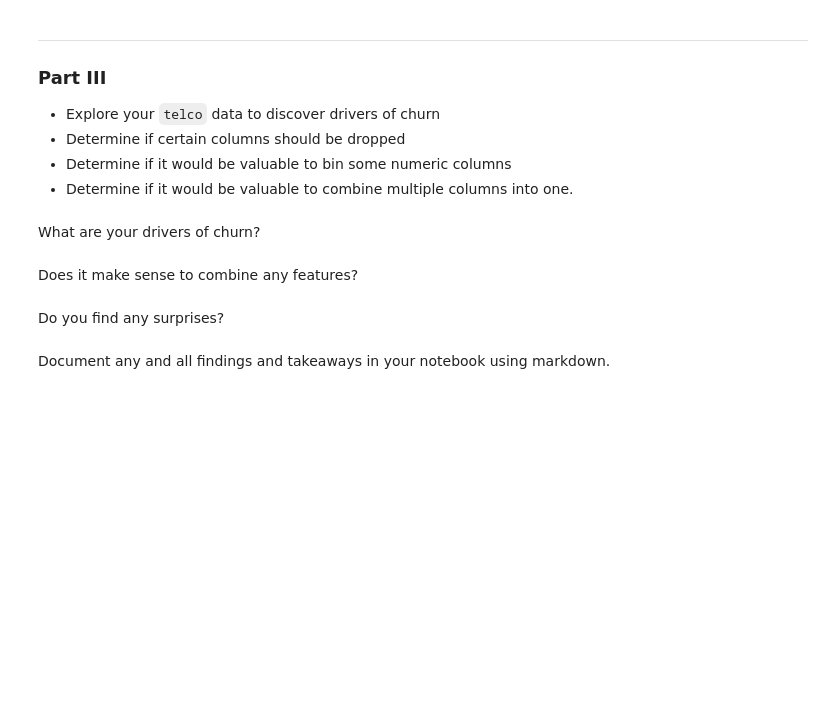
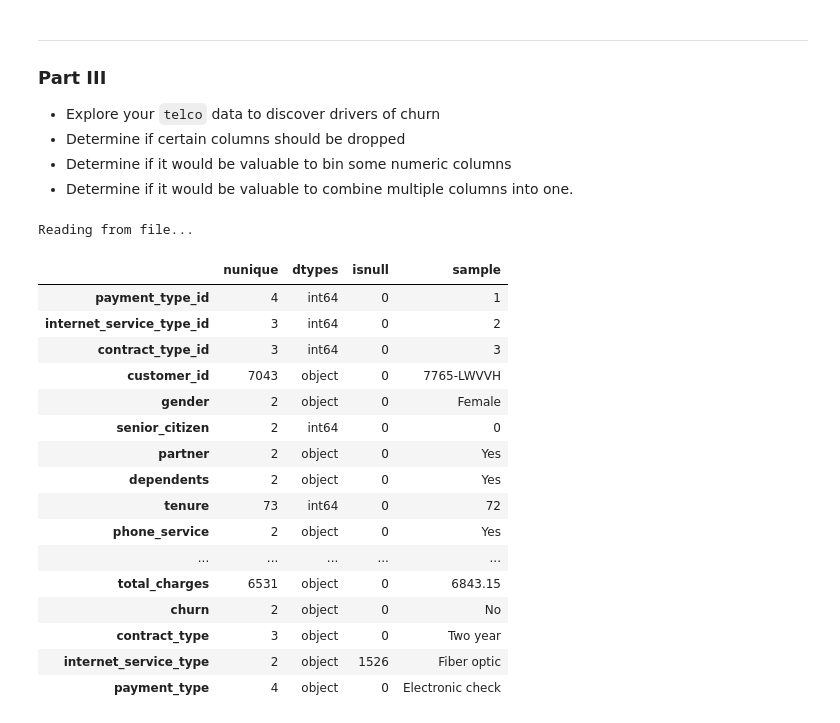
Before and after one commit to Michael-Nelson361/classification-exercises, a Jupyter notebook: explore.ipynb, the cells around one changed output. Cells and saved outputs as stored; diff of their text form; code cells hidden in the pictures; blank space fills up the shorter version.

```diff
--- a/explore.ipynb
+++ b/explore.ipynb
@@ -364,11 +354,29 @@ Document any and all findings and takeaways in your notebook using markdown.
 - Determine if certain columns should be dropped
 - Determine if it would be valuable to bin some numeric columns
 - Determine if it would be valuable to combine multiple columns into one.
-# %% [markdown]
-What are your drivers of churn?
-# %% [markdown]
-Does it make sense to combine any features?
-# %% [markdown]
-Do you find any surprises?
-# %% [markdown]
-Document any and all findings and takeaways in your notebook using markdown.
+# %%
+# Import the data
+telco = acquire.get_telco_data()
+# %% [output]
+Reading from file...
+# %%
+# Analyze the data
+env.df_info(telco)
+# %% [output]
+|  | nunique | dtypes | isnull | sample |
+| payment_type_id | 4 | int64 | 0 | 1 |
+| internet_service_type_id | 3 | int64 | 0 | 2 |
+| contract_type_id | 3 | int64 | 0 | 3 |
+| customer_id | 7043 | object | 0 | 7765-LWVVH |
+| gender | 2 | object | 0 | Female |
+| senior_citizen | 2 | int64 | 0 | 0 |
+| partner | 2 | object | 0 | Yes |
+| dependents | 2 | object | 0 | Yes |
+| tenure | 73 | int64 | 0 | 72 |
+| phone_service | 2 | object | 0 | Yes |
+| ... | ... | ... | ... | ... |
+| total_charges | 6531 | object | 0 | 6843.15 |
+| churn | 2 | object | 0 | No |
+| contract_type | 3 | object | 0 | Two year |
+| internet_service_type | 2 | object | 1526 | Fiber optic |
+| payment_type | 4 | object | 0 | Electronic check |
```
Also changed, not shown: parts of 13 cells of this notebook.
